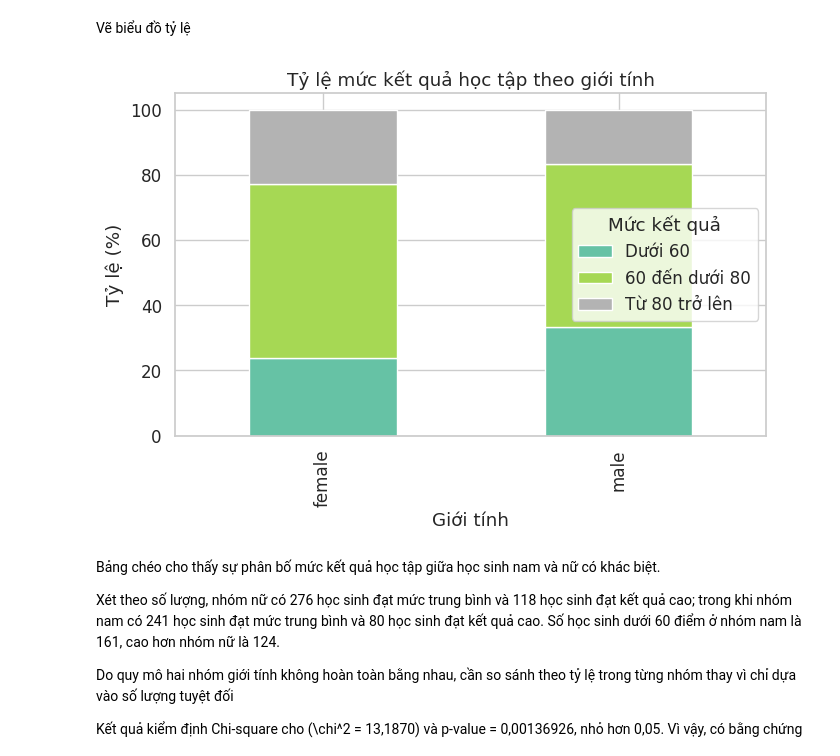
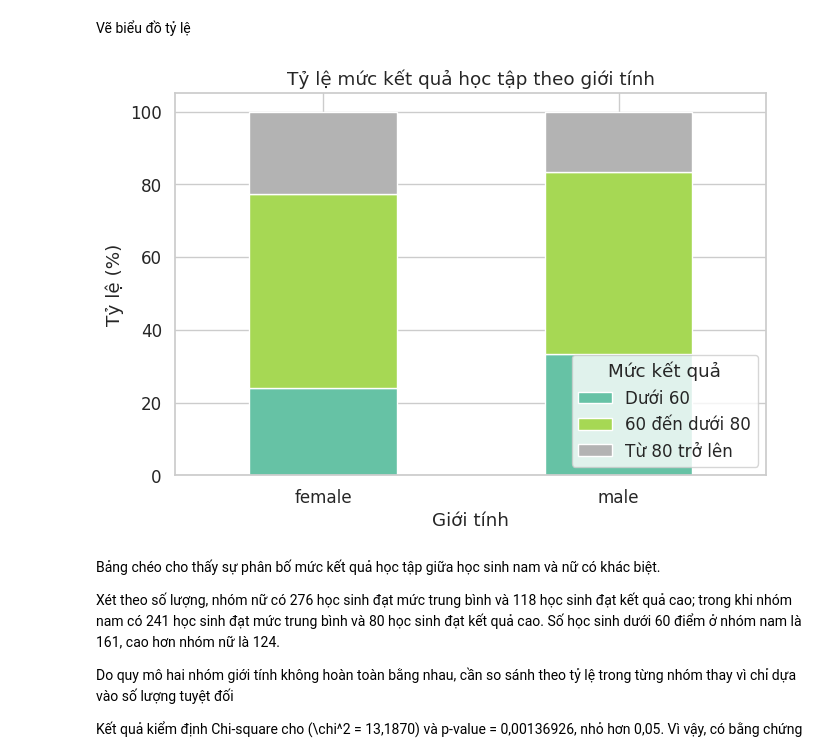
Before and after one commit to 25-DoThanQuocKhanh-24174600024/DHKL18A1HN_Do_An_Nhom_2_CD_3, a Jupyter notebook: Đồ_Án_1_Nhóm_2_2_DHKL18A1HN.ipynb, the cells around one changed output. Drawn from its saved outputs; the diff is of its cells as text; code cells hidden in the pictures.

```diff
--- a/Đồ_Án_1_Nhóm_2_2_DHKL18A1HN.ipynb
+++ b/Đồ_Án_1_Nhóm_2_2_DHKL18A1HN.ipynb
@@ -1972,25 +1972,26 @@ Vẽ biểu đồ tỷ lệ
 # %%
 gender_pct = pd.crosstab(
     df["gender"],
     df["score_level"],
     normalize="index"
 ) * 100
 
 gender_pct.plot(
     kind="bar",
     stacked=True,
     figsize=(7, 5),
-    colormap="Set2"
+    colormap="Set2",
+    rot=0  # Xoay nhãn male/female nằm ngang
 )
 
 plt.title("Tỷ lệ mức kết quả học tập theo giới tính")
 plt.xlabel("Giới tính")
 plt.ylabel("Tỷ lệ (%)")
 plt.legend(title="Mức kết quả")
 plt.tight_layout()
 plt.show()
 # %% [output]
-[figure, old version]
+[figure, new version]
 # %% [markdown]
 Bảng chéo cho thấy sự phân bố mức kết quả học tập giữa học sinh nam và nữ có khác biệt.
 
```
